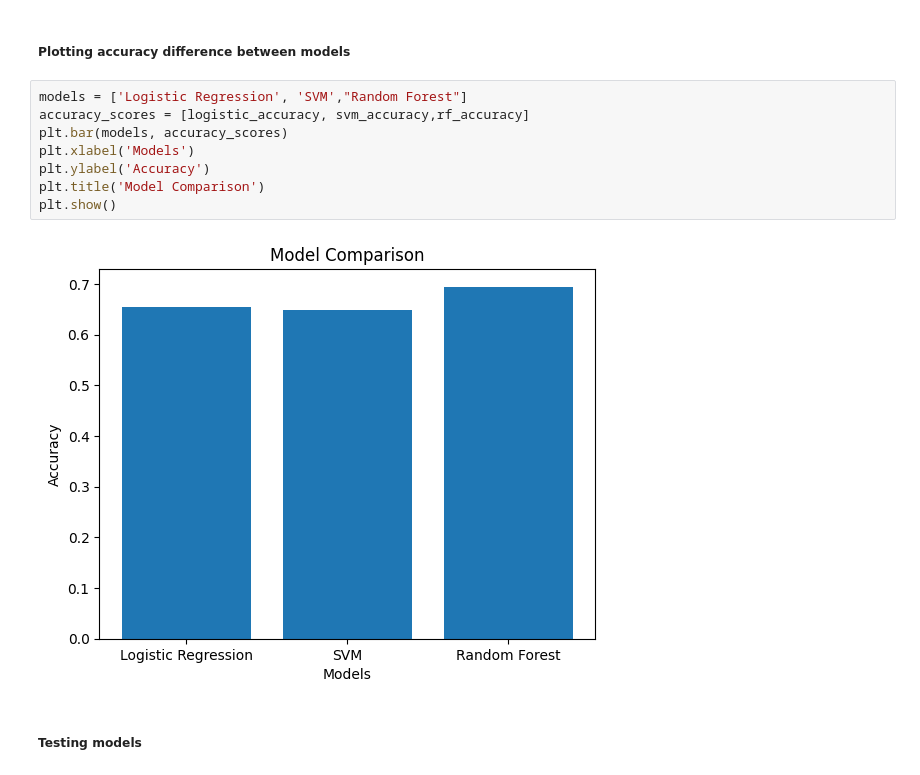
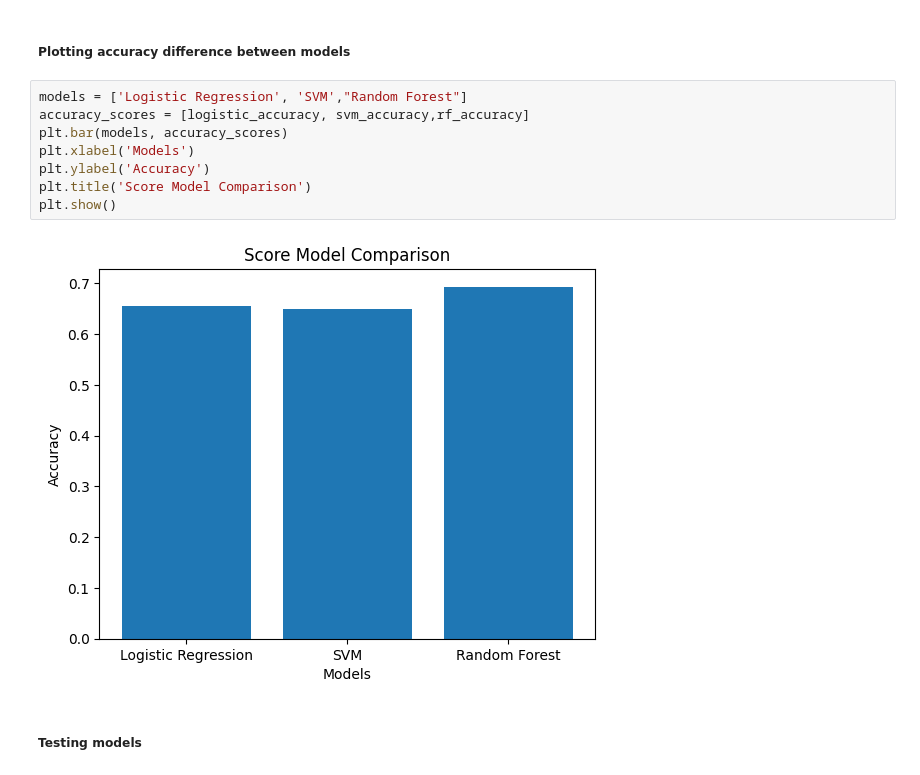
Before and after one commit to hazhyy/kurdishSentimentAnalysis, a Jupyter notebook: app/modelTrainer.ipynb, the cells around one changed output. Cells and saved outputs as stored; diff of their text form.

Commit message:
cleanup, more figures added

```diff
--- a/app/modelTrainer.ipynb
+++ b/app/modelTrainer.ipynb
@@ -105,13 +113,13 @@ Accuracy: 0.69
 # %%
 models = ['Logistic Regression', 'SVM',"Random Forest"]
 accuracy_scores = [logistic_accuracy, svm_accuracy,rf_accuracy]
 plt.bar(models, accuracy_scores)
 plt.xlabel('Models')
 plt.ylabel('Accuracy')
-plt.title('Model Comparison')
+plt.title('Score Model Comparison')
 plt.show()
 # %% [output]
-[figure, old version]
+[figure, new version]
 # %% [markdown]
 ##### Testing models
 # %%
```
Also changed, not shown: parts of 6 cells of this notebook, 1 other file.
